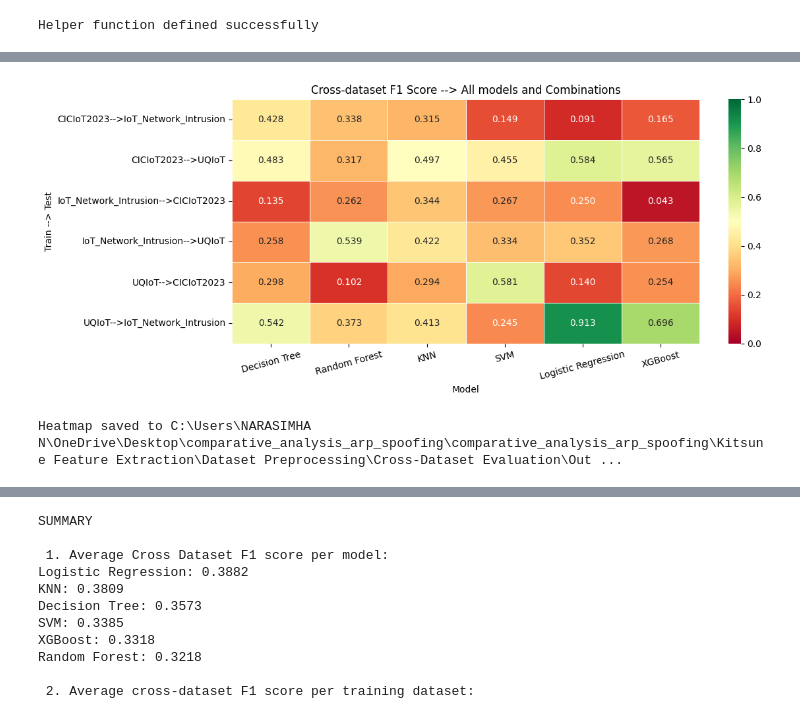
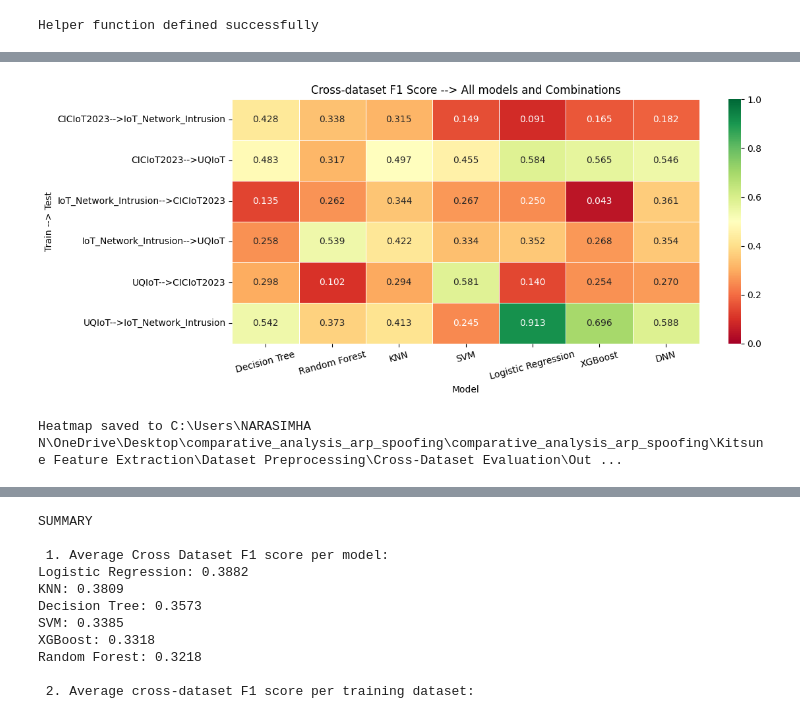
Before and after one commit to Narasimha-N/comparative_analysis_arp_spoofing, a Jupyter notebook: Kitsune Feature Extraction/Data Preprocessing/Cross-Dataset Evaluation/Cross_Dataset-Evaluation.ipynb, the cells around one changed output, grey strips where cells are left out. Cells and saved outputs as stored; diff of their text form; code cells hidden in the pictures.

Commit message:
added DNN model in all training and testing jupyter notebooks

```diff
--- a/Kitsune Feature Extraction/Data Preprocessing/Cross-Dataset Evaluation/Cross_Dataset-Evaluation.ipynb
+++ b/Kitsune Feature Extraction/Data Preprocessing/Cross-Dataset Evaluation/Cross_Dataset-Evaluation.ipynb
@@ -351,7 +453,7 @@ results_df['Combinations']=results_df['Train Dataset'] + "-->" + results_df["Tes
 pivot=results_df.pivot(index='Combinations', columns="Model", values="F1 Weighted")
 
 #reorder the columns to match within-dataset notebook order
-model_order=["Decision Tree", "Random Forest", "KNN", "SVM", "Logistic Regression", "XGBoost"]
+model_order=["Decision Tree", "Random Forest", "KNN", "SVM", "Logistic Regression", "XGBoost", "DNN"]
 
 pivot=pivot[model_order]
 
@@ -394,4 +496,4 @@ print(f"Heatmap saved to {heatmap_path}")
-[figure, old version]
+[figure, new version]
 Heatmap saved to C:\Users\NARASIMHA N\OneDrive\Desktop\comparative_analysis_arp_spoofing\comparative_analysis_arp_spoofing\Kitsune Feature Extraction\Dataset Preprocessing\Cross-Dataset Evaluation\Out ...
 # %%
 # Drawing bar chart to compare the performance of the models within dataset and cross dataset performance
```
Also changed, not shown: parts of 7 cells of this notebook, 12 other files.
